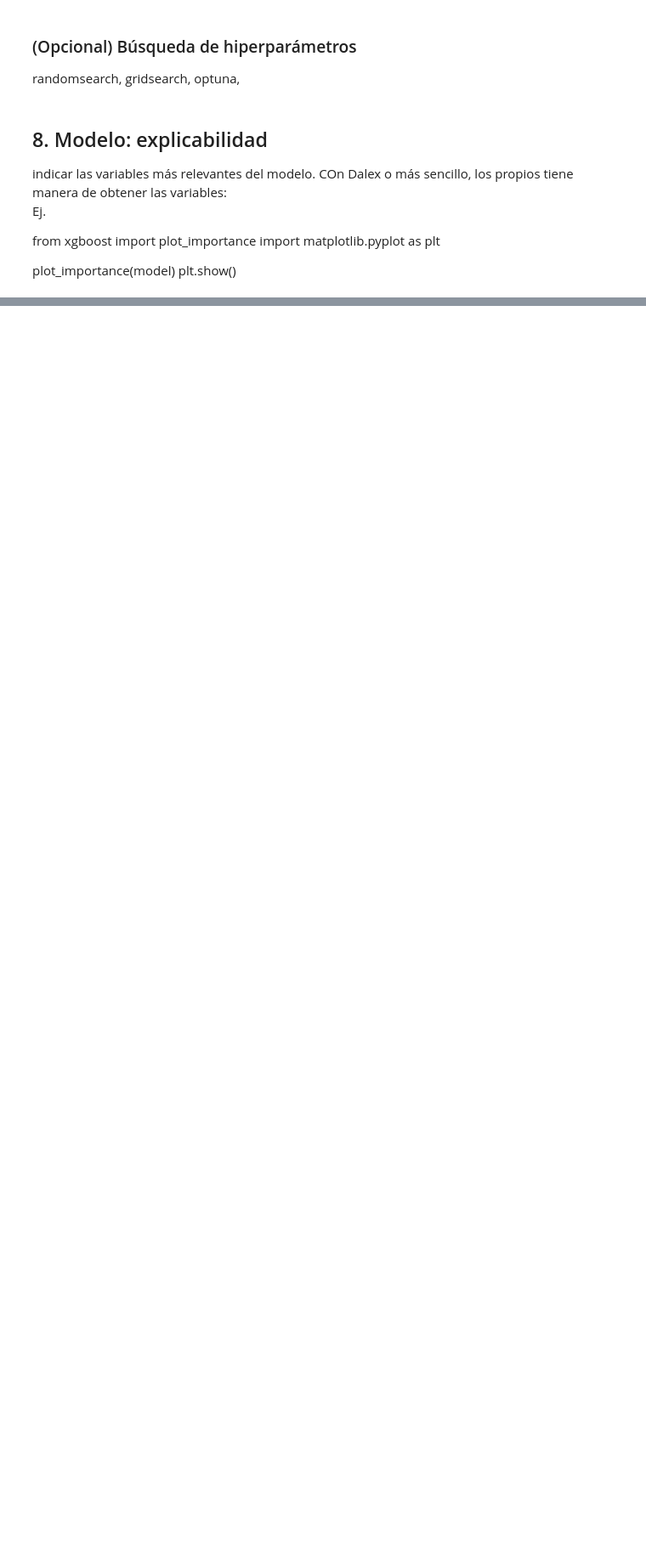
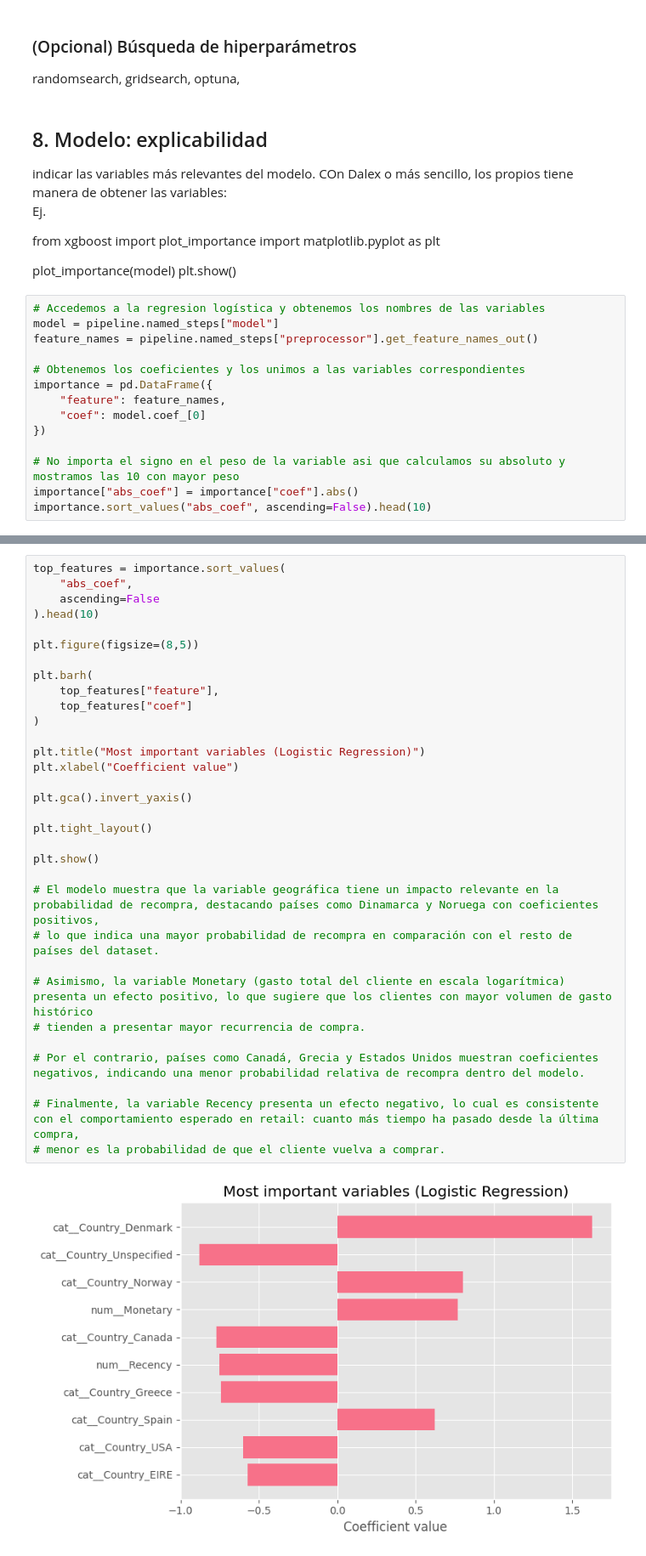
Before and after one commit to ferranborras/proyecto_machine_learning_evolve, a Jupyter notebook: online_retail_II_EDA-basic.ipynb, the cells around one changed output, grey strips where cells are left out. Shown at 85% size. Drawn from its saved outputs; the diff is of its cells as text; blank space fills up the shorter version.

```diff
--- a/online_retail_II_EDA-basic.ipynb
+++ b/online_retail_II_EDA-basic.ipynb
@@ -1581,3 +1581,17 @@ import matplotlib.pyplot as plt
 
 plot_importance(model)
 plt.show()
+# %%
+# Accedemos a la regresion logística y obtenemos los nombres de las variables
+model = pipeline.named_steps["model"]
+feature_names = pipeline.named_steps["preprocessor"].get_feature_names_out()
+
+# Obtenemos los coeficientes y los unimos a las variables correspondientes
+importance = pd.DataFrame({
+    "feature": feature_names,
+    "coef": model.coef_[0]
+})
+
+# No importa el signo en el peso de la variable asi que calculamos su absoluto y mostramos las 10 con mayor peso
+importance["abs_coef"] = importance["coef"].abs()
+importance.sort_values("abs_coef", ascending=False).head(10)
@@ -1583,0 +1610,34 @@ plt.show()
+# %%
+top_features = importance.sort_values(
+    "abs_coef",
+    ascending=False
+).head(10)
+
+plt.figure(figsize=(8,5))
+
+plt.barh(
+    top_features["feature"],
+    top_features["coef"]
+)
+
+plt.title("Most important variables (Logistic Regression)")
+plt.xlabel("Coefficient value")
+
+plt.gca().invert_yaxis()
+
+plt.tight_layout()
+
+plt.show()
+
+# El modelo muestra que la variable geográfica tiene un impacto relevante en la probabilidad de recompra, destacando países como Dinamarca y Noruega con coeficientes positivos,
+# lo que indica una mayor probabilidad de recompra en comparación con el resto de países del dataset.
+
+# Asimismo, la variable Monetary (gasto total del cliente en escala logarítmica) presenta un efecto positivo, lo que sugiere que los clientes con mayor volumen de gasto histórico
+# tienden a presentar mayor recurrencia de compra.
+
+# Por el contrario, países como Canadá, Grecia y Estados Unidos muestran coeficientes negativos, indicando una menor probabilidad relativa de recompra dentro del modelo.
+
+# Finalmente, la variable Recency presenta un efecto negativo, lo cual es consistente con el comportamiento esperado en retail: cuanto más tiempo ha pasado desde la última compra,
+# menor es la probabilidad de que el cliente vuelva a comprar.
+# %% [output]
+[figure, added]
```
Also changed, not shown: parts of 1 cell of this notebook.
